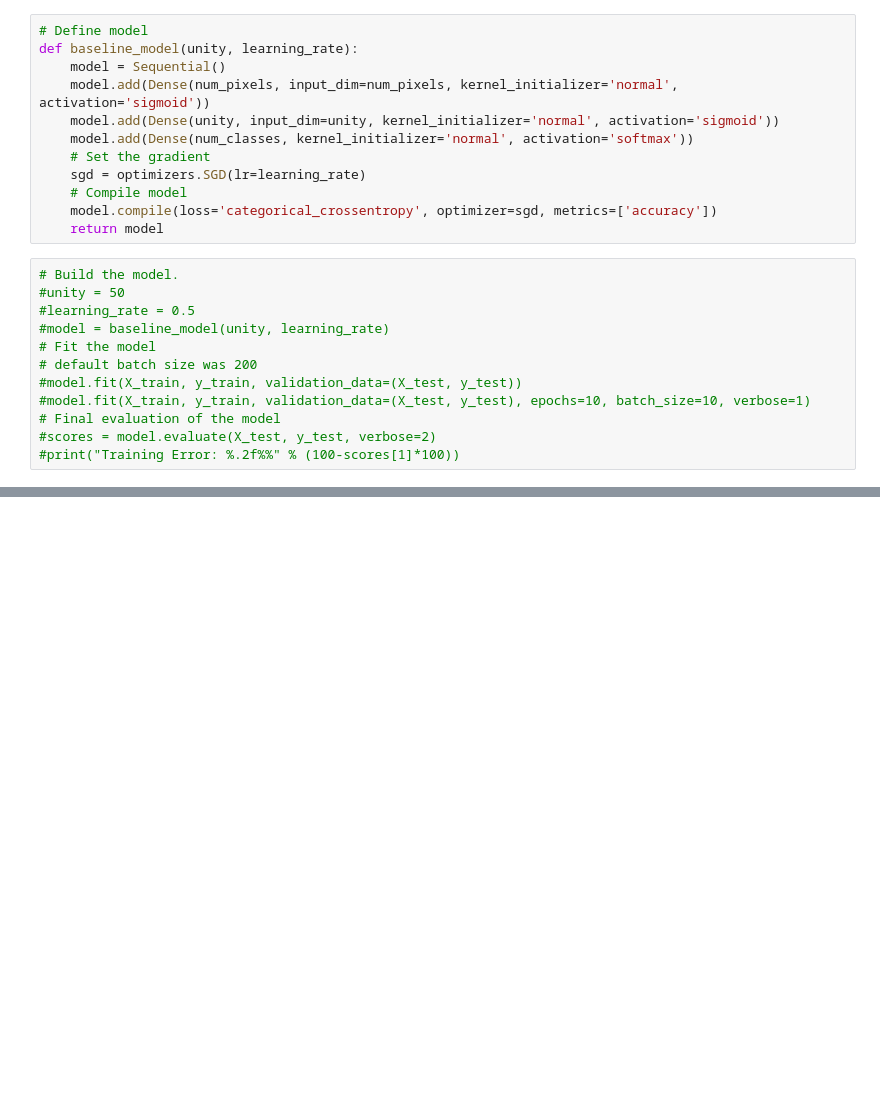
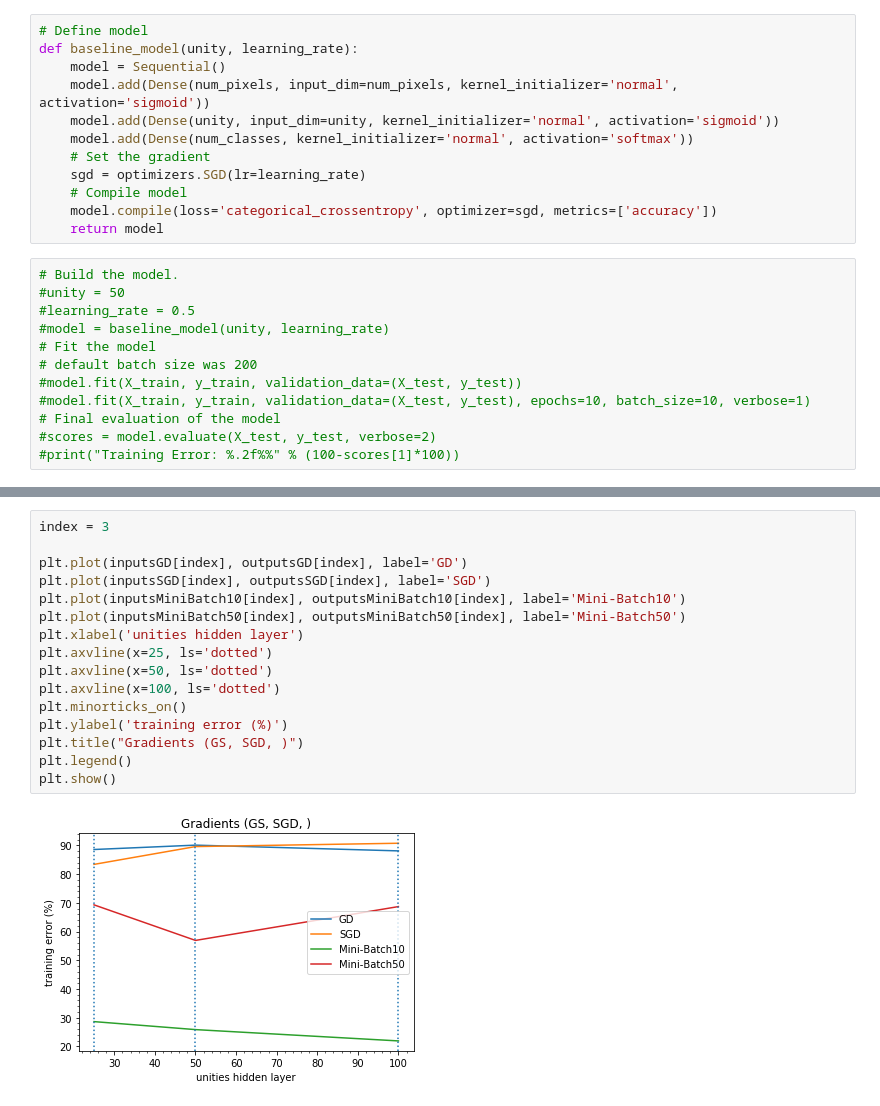
Before and after one commit to gesteves91/tp-ml, a Jupyter notebook: Neural-Network.ipynb, the cells around one changed output, grey strips where cells are left out. Drawn from its saved outputs; the diff is of its cells as text; blank space fills up the shorter version.

```diff
--- a/Neural-Network.ipynb
+++ b/Neural-Network.ipynb
@@ -523,3 +634,21 @@ Em relação as unidades da camada oculta, a variação não podem ser considera
+# %%
+index = 3
+
+plt.plot(inputsGD[index], outputsGD[index], label='GD')
+plt.plot(inputsSGD[index], outputsSGD[index], label='SGD')
+plt.plot(inputsMiniBatch10[index], outputsMiniBatch10[index], label='Mini-Batch10')
+plt.plot(inputsMiniBatch50[index], outputsMiniBatch50[index], label='Mini-Batch50')
+plt.xlabel('unities hidden layer')
+plt.axvline(x=25, ls='dotted')
+plt.axvline(x=50, ls='dotted')
+plt.axvline(x=100, ls='dotted')
+plt.minorticks_on()
+plt.ylabel('training error (%)')
+plt.title("Gradients (GS, SGD, )")
+plt.legend()
+plt.show()
+# %% [output]
+[figure, added]
 # %%
 f, (ax1, ax2, ax3) = plt.subplots(1, 3, figsize=(20,6))
 ax1.plot(inputsGD[0], outputsGD[0], label='GD')
```
Also changed, not shown: parts of 79 cells of this notebook.
